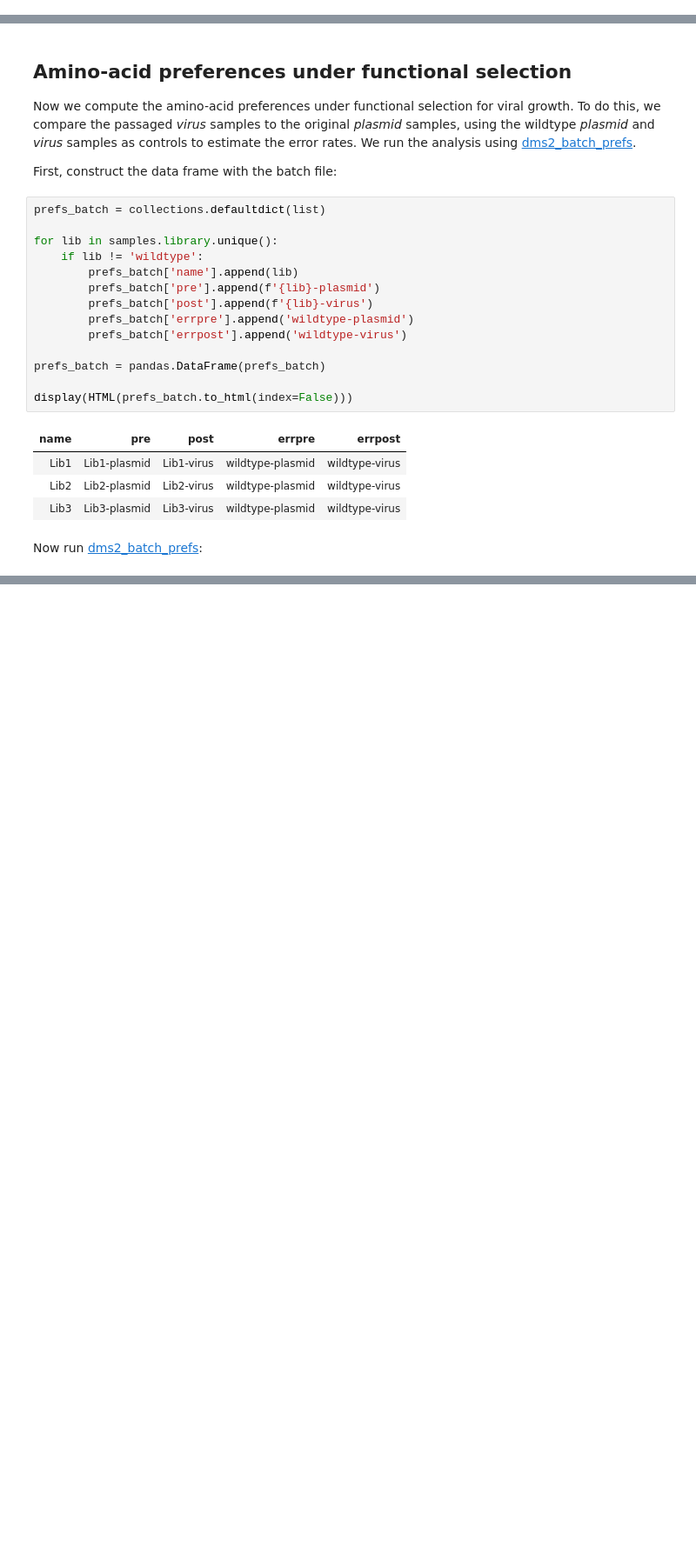
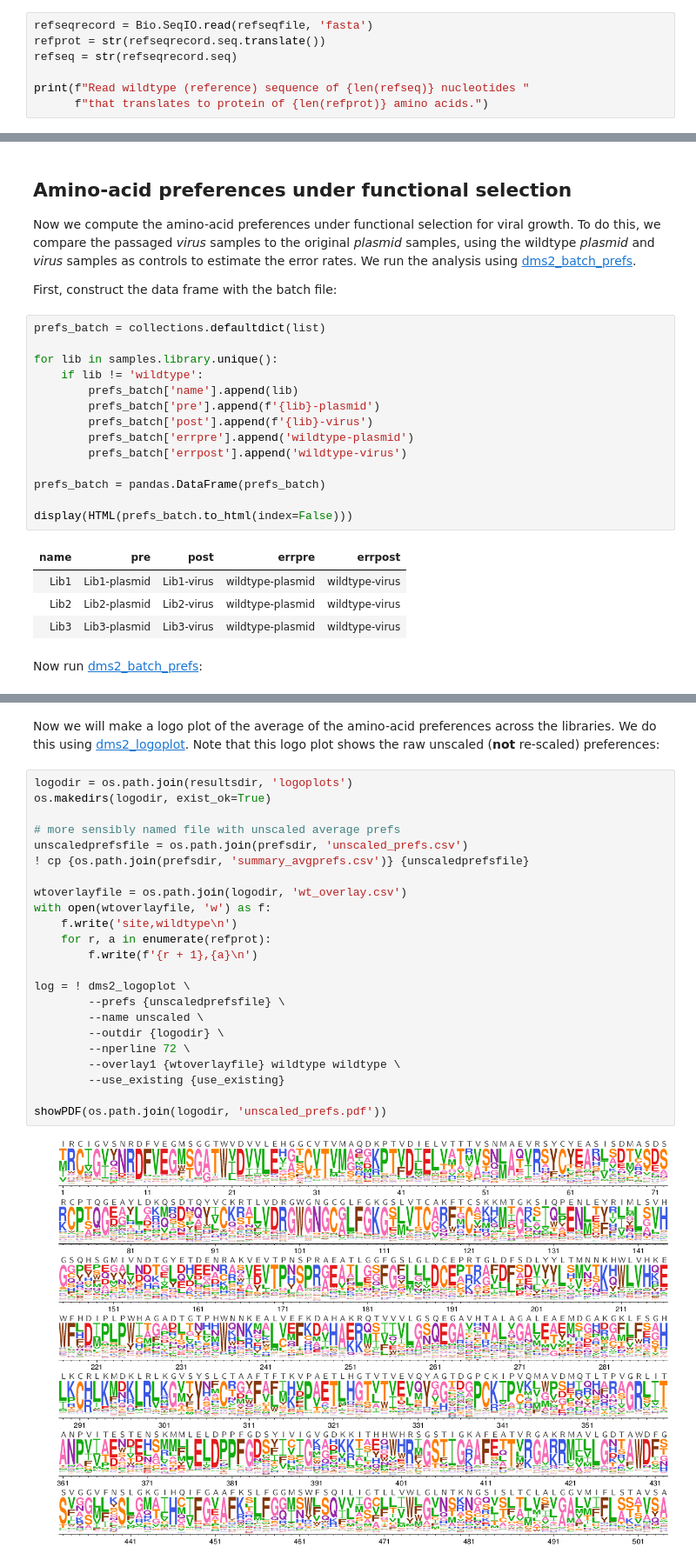
Before and after one commit to jbloomlab/ZIKV_DMS_with_EvansLab, a Jupyter notebook: analysis_notebook.ipynb, the cells around one changed output, grey strips where cells are left out. Shown at 87% size. Saved outputs shown, nothing was run; the diff lists cells and outputs as text; blank space fills up the shorter version.

```diff
--- a/analysis_notebook.ipynb
+++ b/analysis_notebook.ipynb
@@ -38,0 +52,7 @@ alignspecsfile = './data/subamplicon_alignspecs.txt'
+# %%
+refseqrecord = Bio.SeqIO.read(refseqfile, 'fasta')
+refprot = str(refseqrecord.seq.translate())
+refseq = str(refseqrecord.seq)
+
+print(f"Read wildtype (reference) sequence of {len(refseq)} nucleotides "
+      f"that translates to protein of {len(refprot)} amino acids.")
@@ -209,0 +245,29 @@ log = ! dms2_batch_prefs \
+# %% [markdown]
+Now we will make a logo plot of the average of the amino-acid preferences across the libraries.
+We do this using [dms2_logoplot](https://jbloomlab.github.io/dms_tools2/dms2_logoplot.html).
+Note that this logo plot shows the raw unscaled (**not** re-scaled) preferences:
+# %%
+logodir = os.path.join(resultsdir, 'logoplots')
+os.makedirs(logodir, exist_ok=True)
+
+# more sensibly named file with unscaled average prefs
+unscaledprefsfile = os.path.join(prefsdir, 'unscaled_prefs.csv')
+! cp {os.path.join(prefsdir, 'summary_avgprefs.csv')} {unscaledprefsfile}
+
+wtoverlayfile = os.path.join(logodir, 'wt_overlay.csv')
+with open(wtoverlayfile, 'w') as f:
+    f.write('site,wildtype\n')
+    for r, a in enumerate(refprot):
+        f.write(f'{r + 1},{a}\n')
+
+log = ! dms2_logoplot \
+        --prefs {unscaledprefsfile} \
+        --name unscaled \
+        --outdir {logodir} \
+        --nperline 72 \
+        --overlay1 {wtoverlayfile} wildtype wildtype \
+        --use_existing {use_existing}
+
+showPDF(os.path.join(logodir, 'unscaled_prefs.pdf'))
+# %% [output]
+[figure, added]
```
Also changed, not shown: parts of 23 cells of this notebook, 7 other files.
